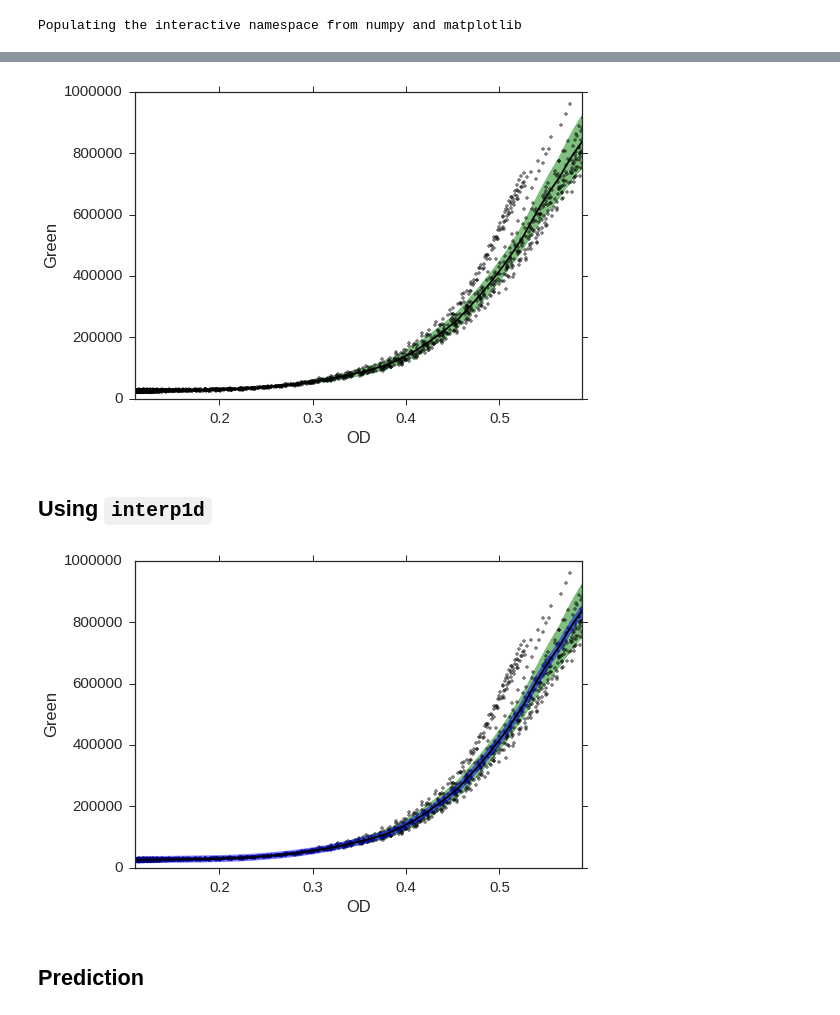
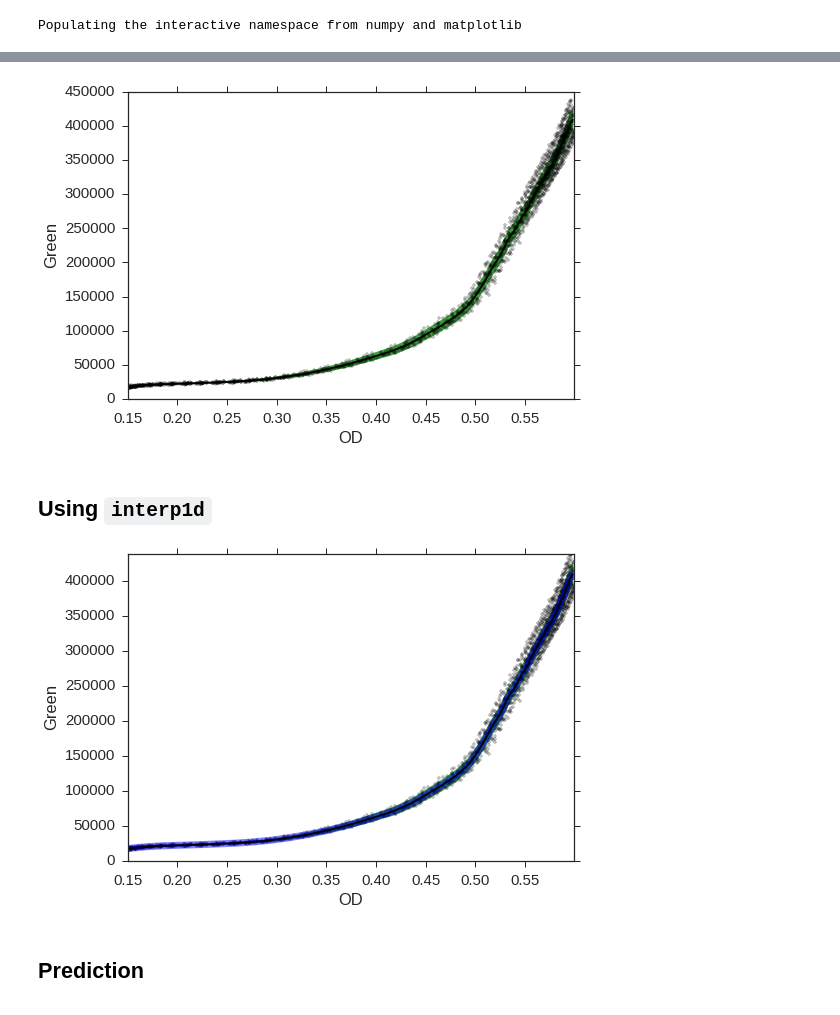
Before and after one commit to yoavram/curveball, a Jupyter notebook: notebooks/B-spline interpolation.ipynb, the cells around one changed output, grey strips where cells are left out. Cells and saved outputs as stored; diff of their text form; code cells hidden in the pictures.

```diff
--- a/notebooks/B-spline interpolation.ipynb
+++ b/notebooks/B-spline interpolation.ipynb
@@ -10,12 +10,13 @@ Populating the interactive namespace from numpy and matplotlib
 import scipy.interpolate as inter
 import curveball
 # %%
-filename = "/home/yoavram/Google Drive/ex silico/tecan/Yoav_210115.xlsx"
-max_time = 12
+filename = "/home/yoavram/Google Drive/ex silico/tecan/Yoav_160315_double_vol_competition.xlsx"
+max_time = 15
 sheet    = None
 # %%
 maindf = curveball.io.read_tecan_xlsx(filename, ('OD','Green','Red'), max_time=max_time, sheet=sheet)
 df = maindf[maindf.Number.isin([1,2,3,4])]
+df = df[(df.Number!=4) | (df.Letter!='H')]
 #df = maindf[maindf.Number.isin([9,10,11,12])]
 #df = df[maindf.Well != 'G12']
 #df = df[maindf.Well != 'H12']
@@ -35,10 +36,10 @@ ylabel('OD');
 # %%
-df.plot('OD','Green', color='k', marker='.', ls='', grid=False, legend=False, alpha=0.5)
+df.plot('OD','Green', color='k', marker='.', ls='', grid=False, legend=False, alpha=0.25)
 plot(meangrp.OD, meangrp.Green, 'k-')
-fill_between(meangrp.OD, y1=meangrp.Green+stdgrp.Green, y2=meangrp.Green-stdgrp.Green, color='g', alpha=0.5);
+fill_between(meangrp.OD, y1=meangrp.Green+stdgrp.Green, y2=meangrp.Green-stdgrp.Green, color='g', alpha=0.75);
 ylabel('Green');
 # %% [output]
-[figure, old version]
+[figure, new version]
 # %% [markdown]
 ## Using `interp1d`
 # %%
@@ -46,17 +47,17 @@ f = inter.interp1d(meangrp.Green, meangrp.OD, 3, bounds_error=False, fill_value=
 # %%
 Green = meangrp.Green
 OD    = f(Green)
 
-df.plot('OD','Green', color='k', marker='.', ls='', alpha=0.5, grid=False, legend=False)
+df.plot('OD','Green', color='k', marker='.', ls='', alpha=0.25, grid=False, legend=False)
 plot(OD, Green, 'b', lw=7, alpha=0.5)
 plot(meangrp.OD, meangrp.Green, 'k-')
-fill_between(meangrp.OD, y1=meangrp.Green+stdgrp.Green, y2=meangrp.Green-stdgrp.Green, color='g', alpha=0.5);
+fill_between(meangrp.OD, y1=meangrp.Green+stdgrp.Green, y2=meangrp.Green-stdgrp.Green, color='g', alpha=0.75);
 
 ylim(0,df.Green.max())
 xlabel('OD')
 ylabel('Green');
 # %% [output]
-[figure, old version]
+[figure, new version]
 # %% [markdown]
 ## Prediction
 # %%
```
Also changed, not shown: parts of 11 cells of this notebook.
